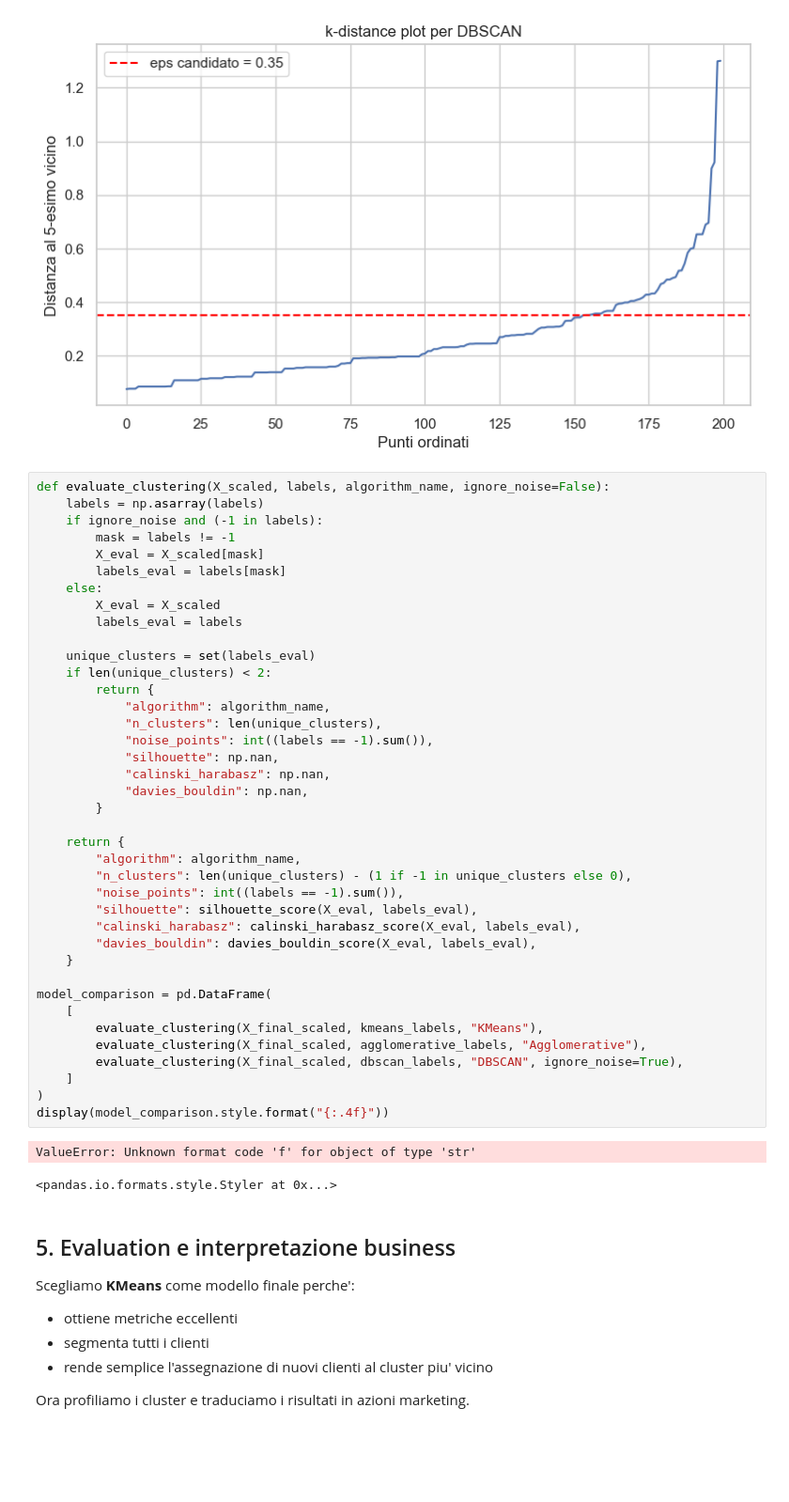
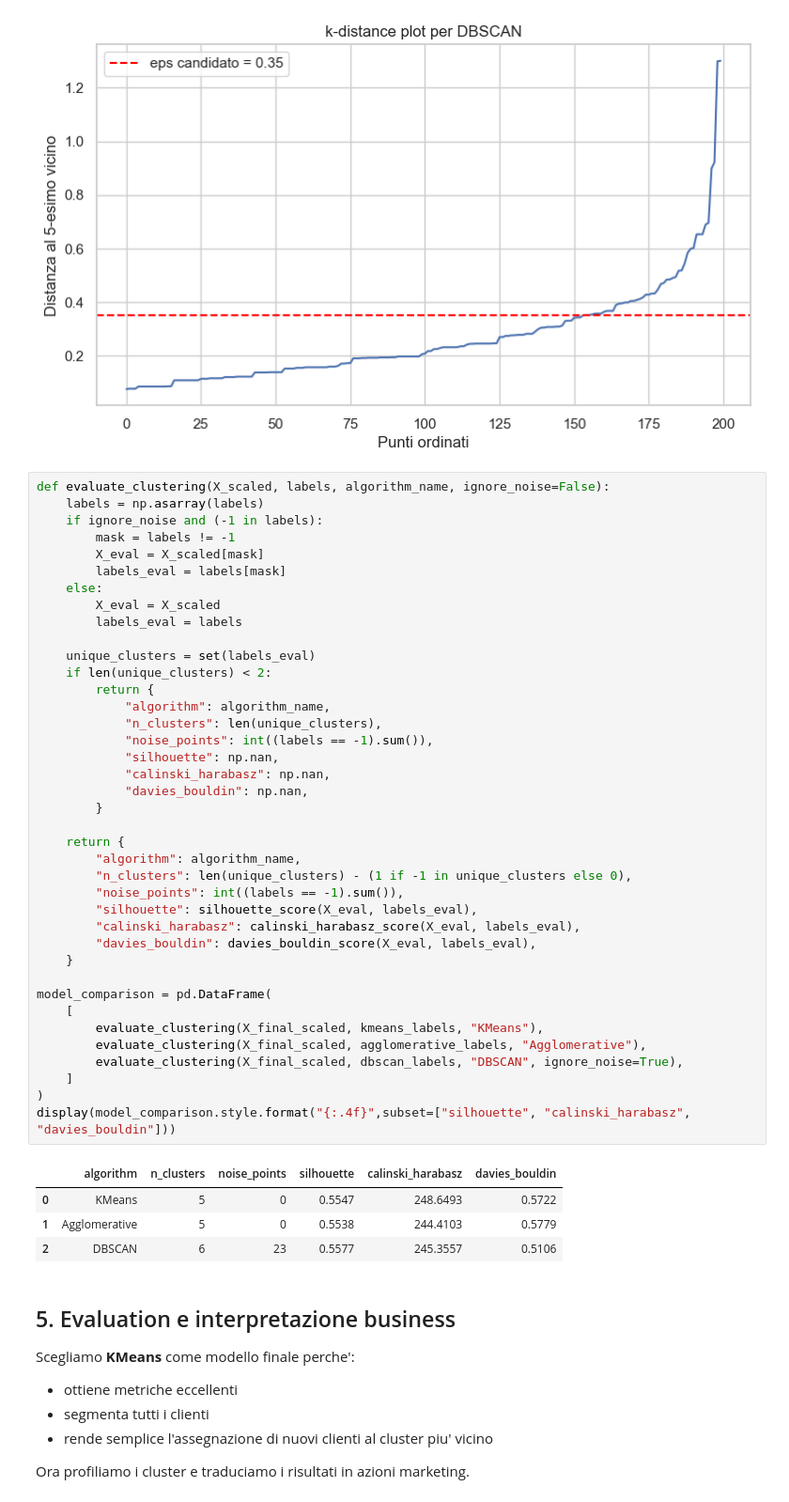
Before and after one commit to sammyill/Machine_Learning_exercises, a Jupyter notebook: 04_segmentazione_clienti.ipynb, the cells around one changed output. Shown at 94% size. Drawn from its saved outputs; the diff is of its cells as text; blank space fills up the shorter version.

```diff
--- a/04_segmentazione_clienti.ipynb
+++ b/04_segmentazione_clienti.ipynb
@@ -326,36 +326,38 @@ def evaluate_clustering(X_scaled, labels, algorithm_name, ignore_noise=False):
         labels_eval = labels
 
     unique_clusters = set(labels_eval)
     if len(unique_clusters) < 2:
         return {
             "algorithm": algorithm_name,
             "n_clusters": len(unique_clusters),
             "noise_points": int((labels == -1).sum()),
             "silhouette": np.nan,
             "calinski_harabasz": np.nan,
             "davies_bouldin": np.nan,
         }
 
     return {
         "algorithm": algorithm_name,
         "n_clusters": len(unique_clusters) - (1 if -1 in unique_clusters else 0),
         "noise_points": int((labels == -1).sum()),
         "silhouette": silhouette_score(X_eval, labels_eval),
         "calinski_harabasz": calinski_harabasz_score(X_eval, labels_eval),
         "davies_bouldin": davies_bouldin_score(X_eval, labels_eval),
     }
 
 model_comparison = pd.DataFrame(
     [
         evaluate_clustering(X_final_scaled, kmeans_labels, "KMeans"),
         evaluate_clustering(X_final_scaled, agglomerative_labels, "Agglomerative"),
         evaluate_clustering(X_final_scaled, dbscan_labels, "DBSCAN", ignore_noise=True),
     ]
 )
-display(model_comparison.style.format("{:.4f}"))
+display(model_comparison.style.format("{:.4f}",subset=["silhouette", "calinski_harabasz", "davies_bouldin"]))
 # %% [output]
-ValueError: Unknown format code 'f' for object of type 'str'
-<pandas.io.formats.style.Styler at 0x...>
+|  | algorithm | n_clusters | noise_points | silhouette | calinski_harabasz | davies_bouldin |
+| 0 | KMeans | 5 | 0 | 0.5547 | 248.6493 | 0.5722 |
+| 1 | Agglomerative | 5 | 0 | 0.5538 | 244.4103 | 0.5779 |
+| 2 | DBSCAN | 6 | 23 | 0.5577 | 245.3557 | 0.5106 |
 # %% [markdown]
 ## 5. Evaluation e interpretazione business
 
```
Also changed, not shown: parts of 1 cell of this notebook, 2 other files.
